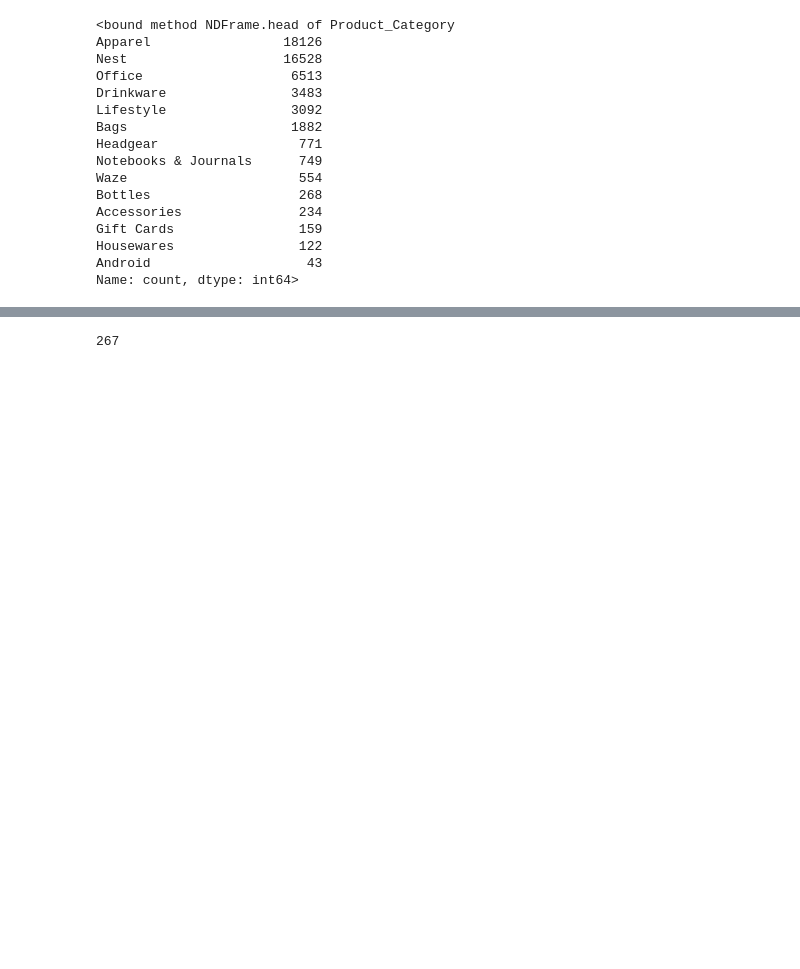
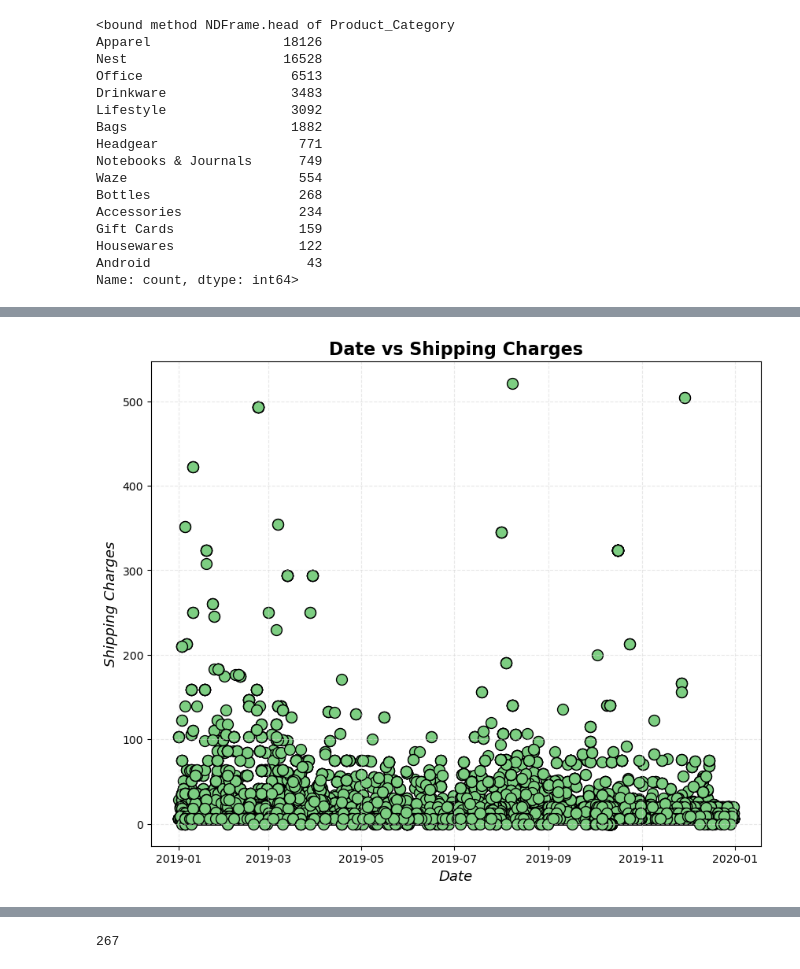
Before and after one commit to BreJyles/Project_1_group7, a Jupyter notebook: sam_work/project_1_code_sam.ipynb, the cells around one changed output, grey strips where cells are left out. Cells and saved outputs as stored; diff of their text form; code cells hidden in the pictures; blank space fills up the shorter version.

```diff
--- a/sam_work/project_1_code_sam.ipynb
+++ b/sam_work/project_1_code_sam.ipynb
@@ -318,3 +321,23 @@ plt.show()
+# %%
+# Build scatter plot for item cost vs shipping cost
+x = clean_shopping_df["Transaction_Date"]
+y = clean_shopping_df["Delivery_Charges"]
+
+plt.figure(figsize=(10,8))
+
+plt.scatter(x, y, facecolor="#7DCE82", edgecolor="black", s=100)
+# Incorporate the other graph properties
+plt.xlabel("Date", fontsize=13, fontstyle="italic")
+plt.ylabel("Shipping Charges", fontsize=13, fontstyle="italic")
+plt.title("Date vs Shipping Charges", fontweight="bold", fontsize=16)
+
+plt.grid(color="lightgrey", linestyle="--", alpha=0.5)
+# Save the figure
+# plt.savefig("output_data/Fig1.png")
+# Show plot
+plt.show()
+# %% [output]
+[figure, added]
 # %%
 # # Step 1: get the data
 # x = "Avg_Price"
```
Also changed, not shown: parts of 12 cells of this notebook.
